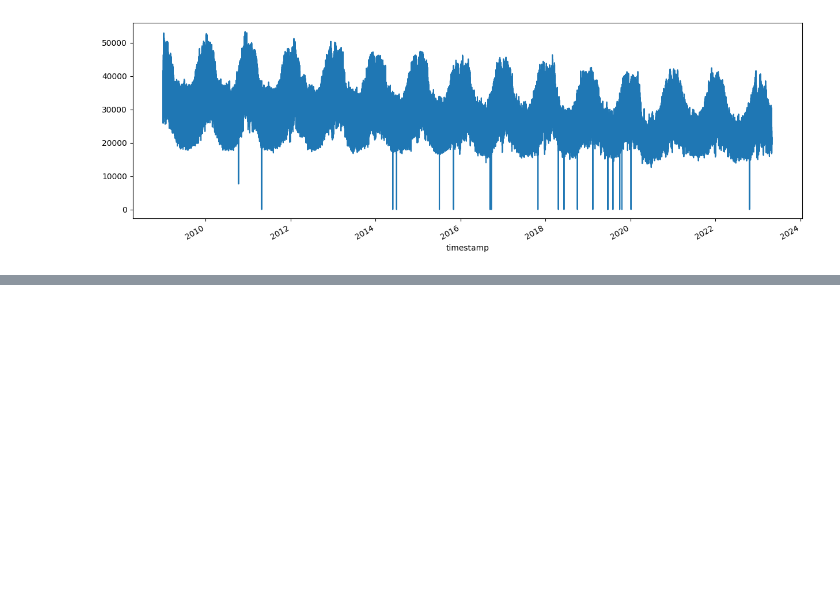
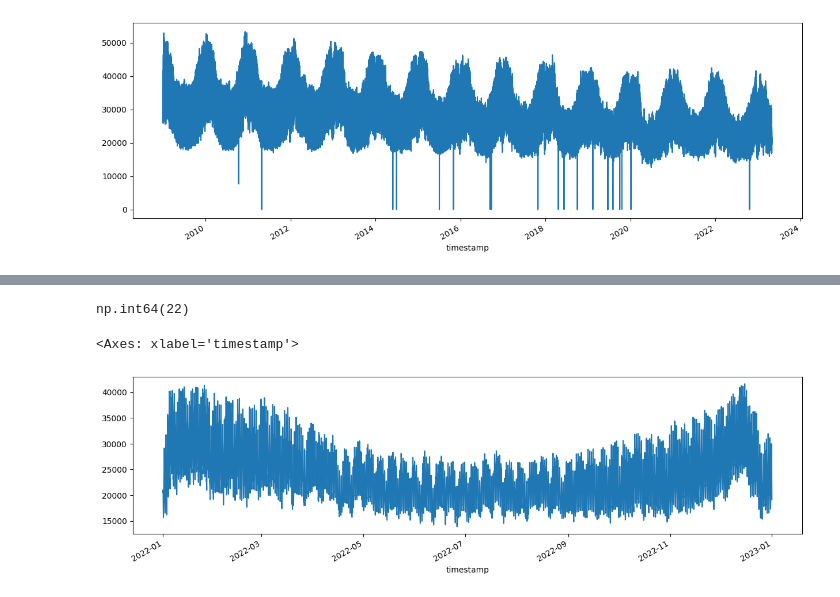
Before and after one commit to OlajideFemi/Carbon-Footprint, a Jupyter notebook: Another_copy_of_Energy_Consumption_Forecasting.ipynb, the cells around one changed output, grey strips where cells are left out. Cells and saved outputs as stored; diff of their text form; code cells hidden in the pictures; blank space fills up the shorter version.

```diff
--- a/Another_copy_of_Energy_Consumption_Forecasting.ipynb
+++ b/Another_copy_of_Energy_Consumption_Forecasting.ipynb
@@ -84,0 +100,14 @@ demand["england_wales_demand"].plot(figsize=(15,5))
+# %%
+demand["bad_reading"] = demand["england_wales_demand"] < 10000
+# %%
+demand[demand["bad_reading"]]["england_wales_demand"].count()
+# %% [output]
+np.int64(22)
+# %%
+demand.loc[demand["bad_reading"], "england_wales_demand"] = None
+demand["england_wales_demand"] = demand["england_wales_demand"].interpolate(method="time")
+# %%
+demand.loc["2022"]["england_wales_demand"].plot(figsize=(15,4))
+# %% [output]
+<Axes: xlabel='timestamp'>
+[figure, added]
```
Also changed, not shown: parts of 5 cells of this notebook.
